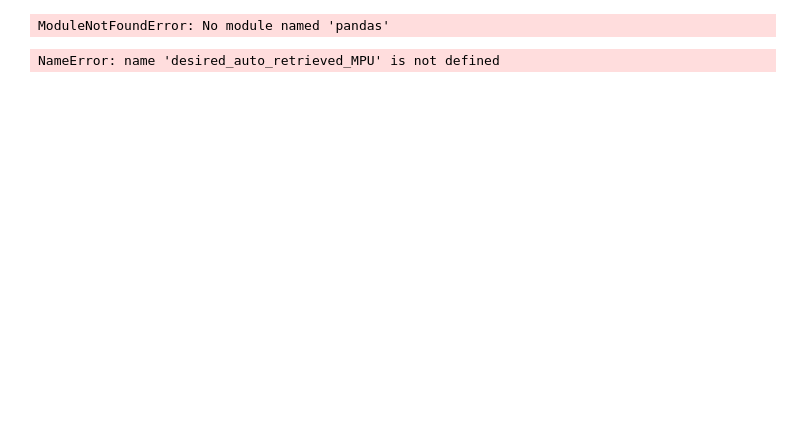
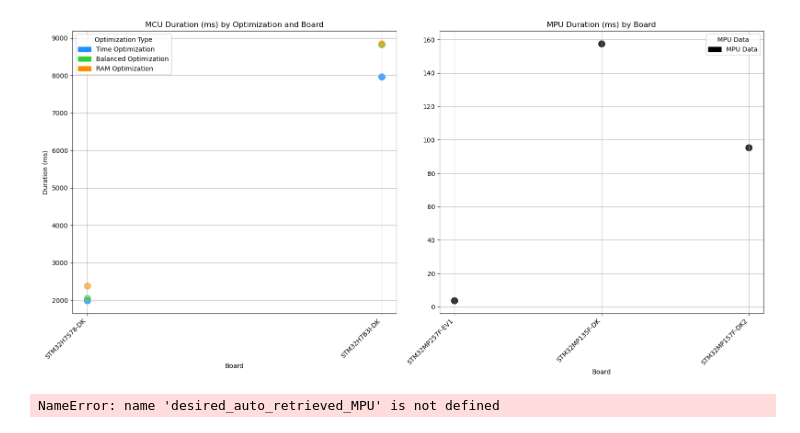
Before and after one commit to HliasGit/ACA_Project, a Jupyter notebook: script/selected_boards.ipynb, the cells around one changed output. Drawn from its saved outputs; the diff is of its cells as text; code cells hidden in the pictures; blank space fills up the shorter version.

Commit message:
Added plots

```diff
--- a/script/selected_boards.ipynb
+++ b/script/selected_boards.ipynb
@@ -4,8 +4,8 @@ import matplotlib.pyplot as plt
 import matplotlib.patches as mpatches
 
 # Load the CSV files into DataFrames
-df = pd.read_csv('../data/mobileNet_224/1_0/standard/mobilenet_v1_1.0_224_tfs_MCU.csv', delimiter=',')
-dfMPU = pd.read_csv('../data/mobileNet_224/1_0/standard/mobilenet_v1_1.0_224_tfs_MPU.csv', delimiter=',')
+df = pd.read_csv('../data/mobileNet_128/1_0/standard/mobilenet_v1_1.0_128_MCU.csv', delimiter=',')
+dfMPU = pd.read_csv('../data/mobileNet_128/1_0/standard/mobilenet_v1_1.0_128_MPU.csv', delimiter=',')
 
 # Desired boards for each DataFrame
 desired_auto_retrieved = df['board'].unique()
@@ -52,34 +52,34 @@ for board in dfMPU['board']:
     ax2.scatter([board] * len(board_data), board_data['duration_ms'], label=None, color='black', alpha=0.8, s=100)
 
 # Create custom legend patches
 time_patch = mpatches.Patch(color='dodgerblue', label='Time Optimization')
 bal_patch = mpatches.Patch(color='limegreen', label='Balanced Optimization')
 ram_patch = mpatches.Patch(color='darkorange', label='RAM Optimization')
 mpu_patch = mpatches.Patch(color='black', label='MPU Data')
 
 # Add legends
 ax1.legend(handles=[time_patch, bal_patch, ram_patch], title='Optimization Type')
 ax2.legend(handles=[mpu_patch], title='MPU Data')
 
 # Customize the plots
 ax1.set_title('MCU Duration (ms) by Optimization and Board')
 ax1.set_xlabel('Board')
 ax1.set_ylabel('Duration (ms)')
 ax1.set_xticks(range(len(desired_auto_retrieved)))
 ax1.set_xticklabels(desired_auto_retrieved, rotation=45, ha='right')
 ax1.grid(True)
 
 ax2.set_title('MPU Duration (ms) by Board')
 ax2.set_xlabel('Board')
 ax2.set_xticks(range(len(desired_auto_retrieved_MPU)))
 ax2.set_xticklabels(desired_auto_retrieved_MPU, rotation=45, ha='right')
 ax2.grid(True)
 
 
 plt.tight_layout()  # Adjust layout to fit x-axis labels
 plt.show()
 # %% [output]
-ModuleNotFoundError: No module named 'pandas'
+[figure, added]
 # %%
 print(desired_auto_retrieved_MPU)
 # %% [output]
```
Also changed, not shown: 10 other files.
